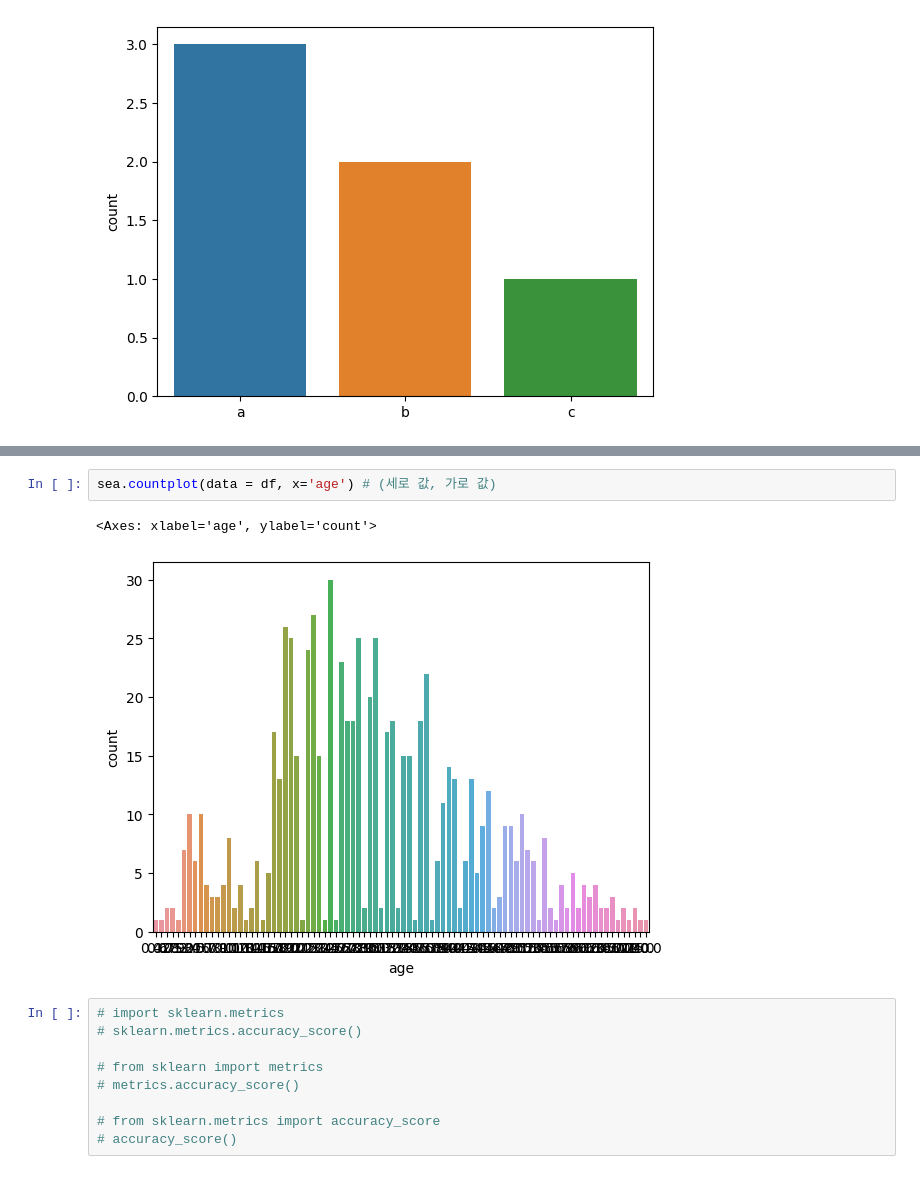
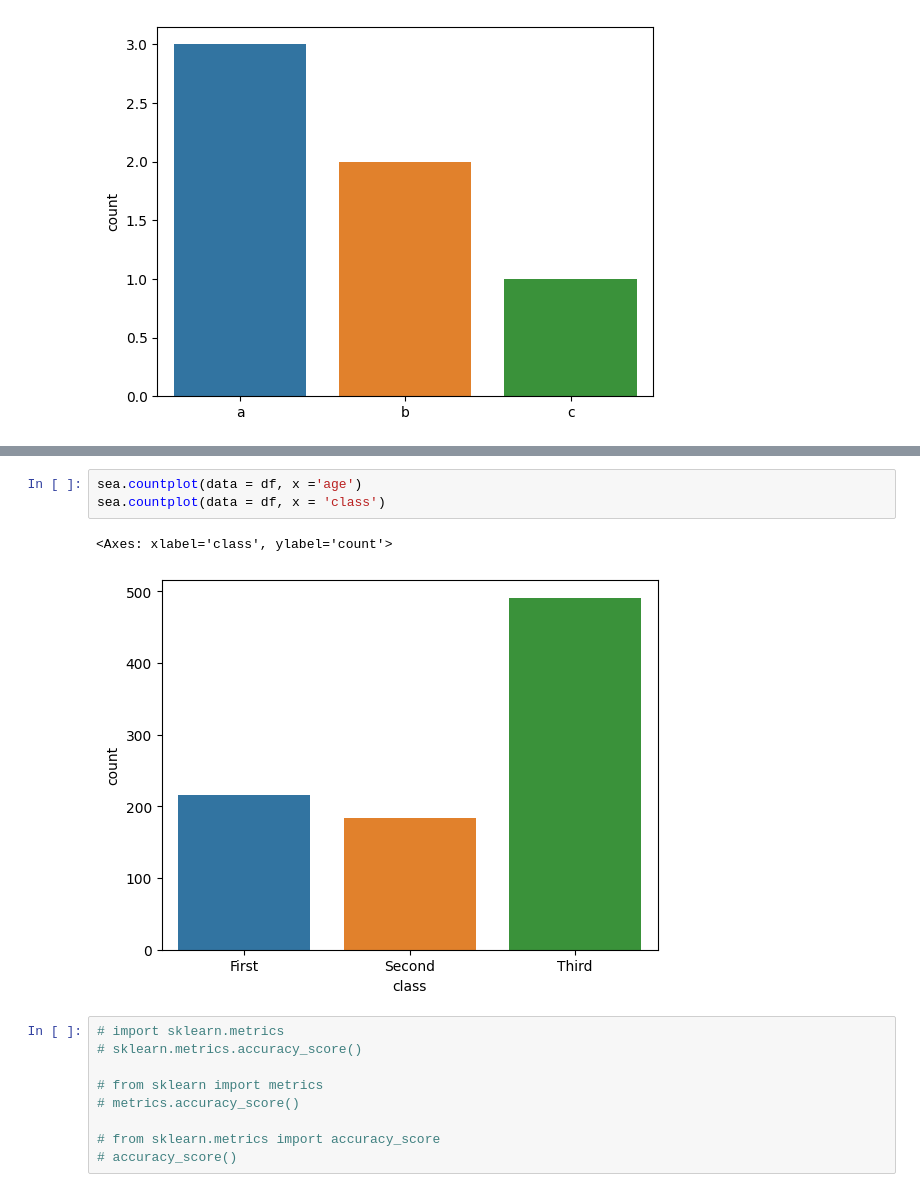
Before and after one commit to jcj154248/kit_bigdata, a Jupyter notebook: chapter03.ipynb, the cells around one changed output, grey strips where cells are left out. Saved outputs shown, nothing was run; the diff lists cells and outputs as text.

```diff
--- a/chapter03.ipynb
+++ b/chapter03.ipynb
@@ -107,8 +96,9 @@ df
 # %%
-sea.countplot(data = df, x='age') # (세로 값, 가로 값)
+sea.countplot(data = df, x ='age')
+sea.countplot(data = df, x = 'class')
 # %% [output]
-<Axes: xlabel='age', ylabel='count'>
+<Axes: xlabel='class', ylabel='count'>
-[figure, old version]
+[figure, new version]
 # %%
 # import sklearn.metrics
 # sklearn.metrics.accuracy_score()
```
Also changed, not shown: parts of 1 cell of this notebook.
